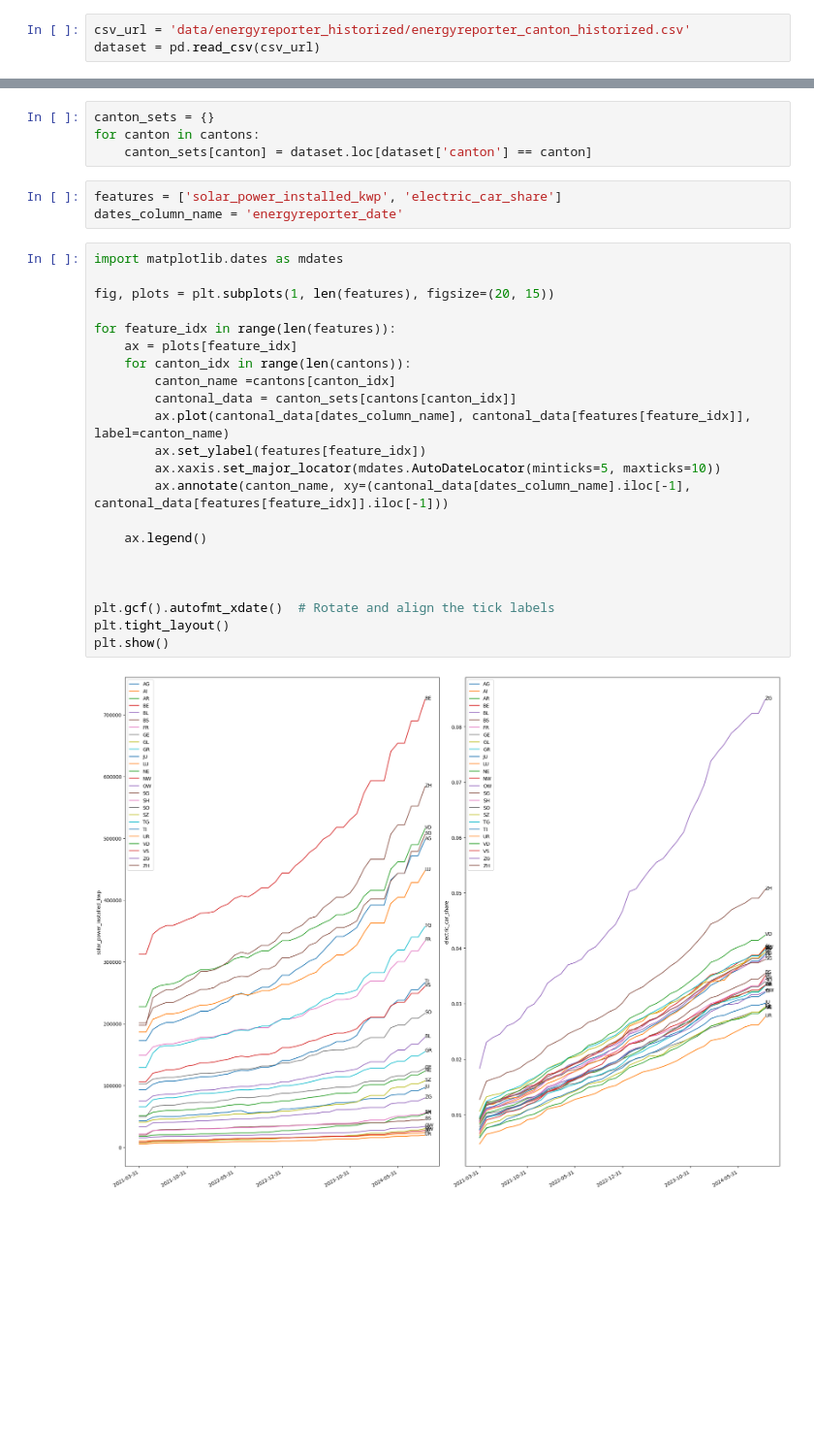
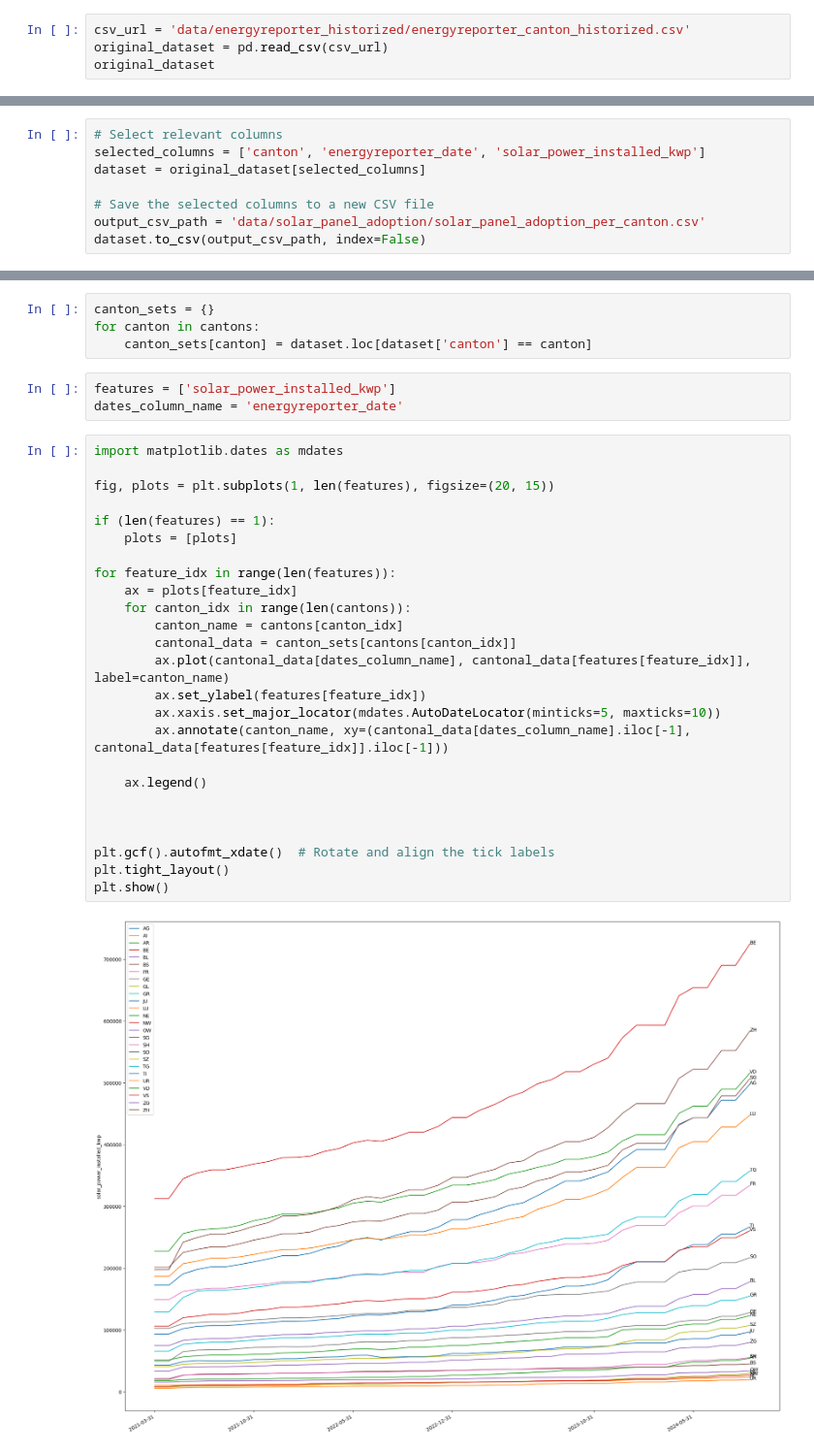
Before and after one commit to lettaz/swiss-electricity-tariff-and-renewable-energy-transition-analysis, a Jupyter notebook: cantons.ipynb, the cells around one changed output, grey strips where cells are left out. Shown at 97% size. Saved outputs shown, nothing was run; the diff lists cells and outputs as text; blank space fills up the shorter version.

Commit message:
select relevant data

```diff
--- a/cantons.ipynb
+++ b/cantons.ipynb
@@ -5,3 +9,4 @@ import pandas as pd
 # %%
 csv_url = 'data/energyreporter_historized/energyreporter_canton_historized.csv'
-dataset = pd.read_csv(csv_url)
+original_dataset = pd.read_csv(csv_url)
+original_dataset
@@ -23,0 +27,8 @@ dataset
+# %%
+# Select relevant columns
+selected_columns = ['canton', 'energyreporter_date', 'solar_power_installed_kwp']
+dataset = original_dataset[selected_columns]
+
+# Save the selected columns to a new CSV file
+output_csv_path = 'data/solar_panel_adoption/solar_panel_adoption_per_canton.csv'
+dataset.to_csv(output_csv_path, index=False)
@@ -28,29 +41,32 @@ canton_sets = {}
 for canton in cantons:
     canton_sets[canton] = dataset.loc[dataset['canton'] == canton]
 # %%
-features = ['solar_power_installed_kwp', 'electric_car_share']
+features = ['solar_power_installed_kwp']
 dates_column_name = 'energyreporter_date'
 # %%
 import matplotlib.dates as mdates
 
 fig, plots = plt.subplots(1, len(features), figsize=(20, 15))
 
+if (len(features) == 1):
+    plots = [plots]
+
 for feature_idx in range(len(features)):
     ax = plots[feature_idx]
     for canton_idx in range(len(cantons)):
-        canton_name =cantons[canton_idx]
+        canton_name = cantons[canton_idx]
         cantonal_data = canton_sets[cantons[canton_idx]]
         ax.plot(cantonal_data[dates_column_name], cantonal_data[features[feature_idx]], label=canton_name)
         ax.set_ylabel(features[feature_idx])
         ax.xaxis.set_major_locator(mdates.AutoDateLocator(minticks=5, maxticks=10))
         ax.annotate(canton_name, xy=(cantonal_data[dates_column_name].iloc[-1], cantonal_data[features[feature_idx]].iloc[-1]))
 
     ax.legend()
 
 
 
 plt.gcf().autofmt_xdate()  # Rotate and align the tick labels
 plt.tight_layout()
 plt.show()
 # %% [output]
-[figure, old version]
+[figure, new version]
```
Also changed, not shown: parts of 5 cells of this notebook, 1 other file.
